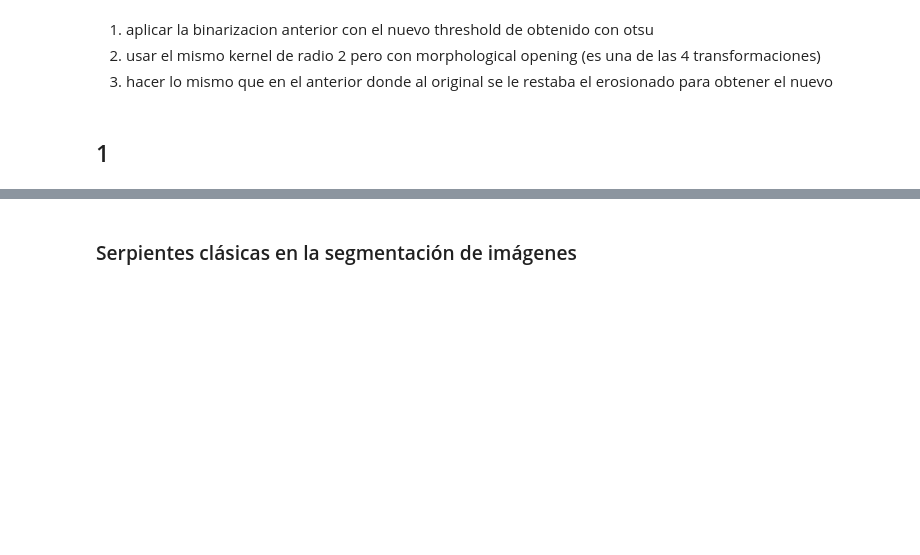
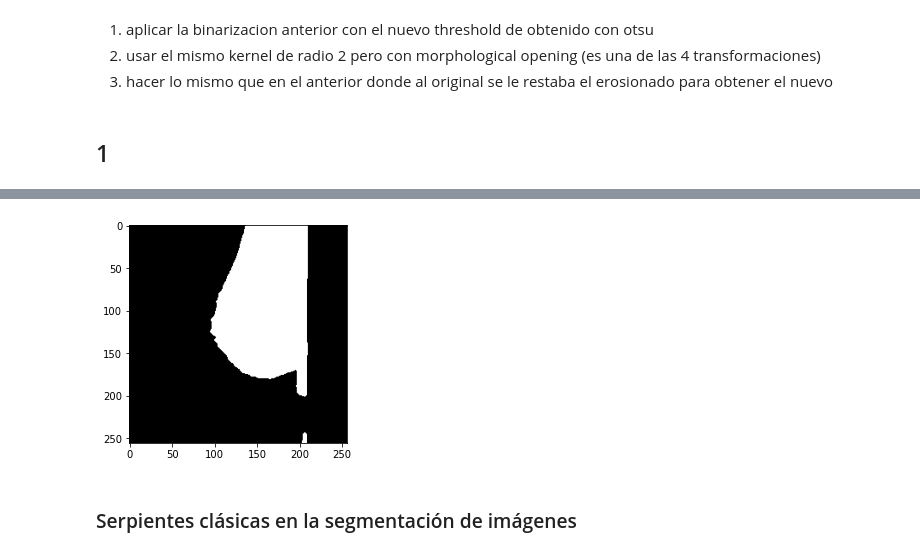
Before and after one commit to data-and-code/trabajo_con_imagenes, a Jupyter notebook: data-raw/clean_imgs.ipynb, the cells around one changed output, grey strips where cells are left out. Cells and saved outputs as stored; diff of their text form; code cells hidden in the pictures; blank space fills up the shorter version.

```diff
--- a/data-raw/clean_imgs.ipynb
+++ b/data-raw/clean_imgs.ipynb
@@ -551,3 +551,8 @@ plt.show()
+# %%
+plt.imshow(imgs_bin_gauss_mpo[10], cmap='gray')
+plt.show()
+# %% [output]
+[figure, added]
 # %% [markdown]
 ### Serpientes clásicas en la segmentación de imágenes
 # %% [markdown]
```
Also changed, not shown: parts of 9 cells of this notebook.
